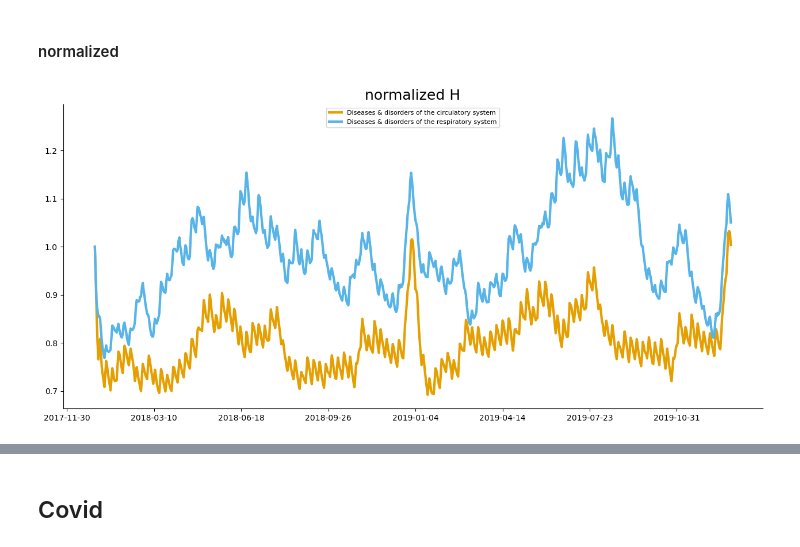
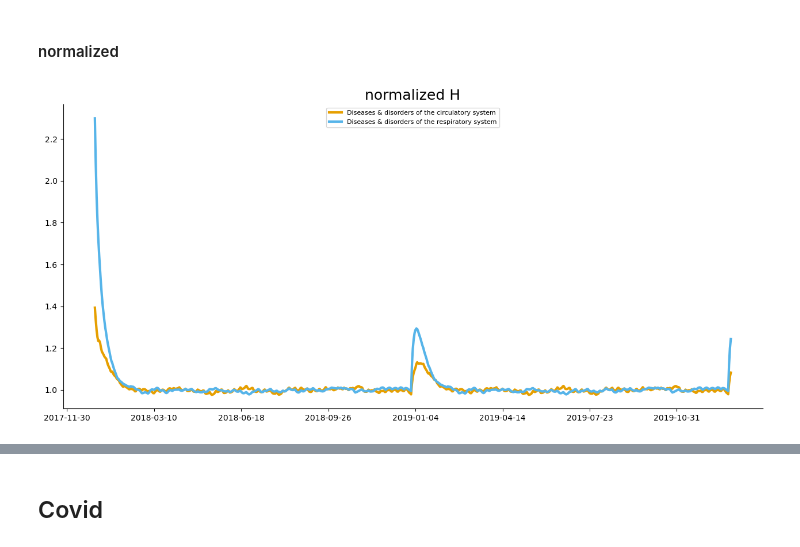
Before and after one commit to woldmuyn/COVID19-Model, a Jupyter notebook: notebooks/scratch/woldmuyn_postponed_healthcare_Queue.ipynb, the cells around one changed output, grey strips where cells are left out. Saved outputs shown, nothing was run; the diff lists cells and outputs as text; code cells hidden in the pictures.

Commit message:
hospital admission = baseline/hospital stay length

```diff
--- a/notebooks/scratch/woldmuyn_postponed_healthcare_Queue.ipynb
+++ b/notebooks/scratch/woldmuyn_postponed_healthcare_Queue.ipynb
@@ -29,6 +30,7 @@ file_name = 'MZG_baseline.csv'
 types_dict = {'APR_MDC_key': str, 'week_number': int, 'day_number':int}
 hospitalization_baseline = pd.read_csv(os.path.join(abs_dir,rel_dir,file_name),index_col=[0,1,2,3],dtype=types_dict).squeeze()
 hospitalization_baseline = hospitalization_baseline.groupby(['APR_MDC_key','week_number','day_number']).median()
+#hospitalization_baseline = hospitalization_baseline.ewm(span=14).mean()
 
 file_name = 'MZG_Hospitalizations_per_day_before.csv'
 types_dict = {'APR_MDC_key': str}
@@ -54,11 +56,16 @@ with open(os.path.join(abs_dir,rel_dir,file_name), mode='r') as f:
     csv_reader = csv.reader(f, delimiter=',')
     for row in csv_reader:
         MDC_dict.update({row[0]:row[1]})
+MDC_dict.update({'covid':'covid'})
 
 MDC_keys = hospitalization_baseline.index.get_level_values(0).unique().values
 MDC_keys = np.append(MDC_keys,'covid')
-MDC_dict.update({'covid':'covid'})
 mean_residence_times['covid']=10
+
+covid_data, _ , _ , _ = get_sciensano_COVID19_data(update=False)
+new_index = pd.MultiIndex.from_product([pd.date_range('2016-01-01','2022-01-01'),covid_data.index.get_level_values('NIS').unique()])
+covid_data = covid_data.reindex(new_index,fill_value=0)
+df_covid_H_in = covid_data['H_in'].loc[:,40000]
 # %% [markdown]
 # Define model and functions
 # %%
@@ -98,7 +105,7 @@ class postponed_healthcare_model(ODEModel):
 
         return dW, dH, dR, dNR, dX
 # %%
-def daily_hospitalizations_func(t, states, param,MDC):
+def old_daily_hospitalizations_func(t, states, param,MDC):
 
     t_string = t.strftime('%Y-%m-%d')
     #if t_string in covid_hospitalizations_per_day.index.get_level_values(0).values:
@@ -121,6 +128,20 @@ def daily_hospitalizations_func(t, states, param,MDC):
         daily_hospitalizations = hospitalizations_per_day_covid.loc[(MDC[np.where(MDC!='covid')],t_string)].values
     daily_hospitalizations = np.insert(daily_hospitalizations,np.where(MDC=='covid')[0],covid_H)
     return daily_hospitalizations
+# %%
+def daily_hospitalizations_func(t, states, param,MDC,f_UZG):
+    covid_idx = int(np.where(MDC=='covid')[0])
+    MDC_without_covid = np.delete(MDC,covid_idx)
+
+    t_string = t.strftime('%Y-%m-%d')
+    week = t.isocalendar().week
+    day = t.isocalendar().weekday
+
+    A = (hospitalization_baseline.loc[(MDC_without_covid,week,day)]/mean_residence_times.loc[MDC_without_covid]).values
+    covid_H_in = df_covid_H_in.loc[t_string]*f_UZG
+    A = np.insert(A,covid_idx,covid_H_in)
+
+    return A
 # %%
 def hypothetical_covid_peak(t, states, param,MDC,start_peak,end_peak,peak_amplitude):
     l_days = end_peak-start_peak
@@ -356,7 +377,7 @@ MDC = hospitalizations_per_day_before.index.get_level_values('APR_MDC_key').uniq
 MDC = np.append(MDC,'covid')
 
 # Define model parameters, initial states and coordinates
-beta = np.ones(len(MDC))*0.5
+beta = np.ones(len(MDC))*0.1
 gamma = mean_residence_times.loc[MDC].values
 epsilon = np.ones(len(MDC))*0.01
 sigma = np.ones(len(MDC))
@@ -366,7 +387,7 @@ X_tot = 1049
 
 A = hospitalizations_per_day_before.loc[(MDC,start_date.strftime('%Y-%m-%d'))].values
 A = np.append(A,0)
-params={'A':A,'X_tot':X_tot,'beta':beta, 'gamma':gamma, 'epsilon':epsilon, 'sigma':sigma,'MDC':MDC}
+params={'A':A,'X_tot':X_tot,'beta':beta, 'gamma':gamma, 'epsilon':epsilon, 'sigma':sigma,'MDC':MDC,'f_UZG':0.5}
 
 H_init = hospitalization_baseline.loc[MDC,start_date.isocalendar().week,start_date.isocalendar().weekday].values
 H_init = np.insert(H_init,np.where(MDC=='covid')[0],0)
@@ -489,31 +510,31 @@ plt.show()
 # %%
 fix,ax=plt.subplots()
 
 for disease in MDC_plot_classes:
     if disease=='04':
         out_plot = out.sel(MDC=disease)['H']+out.sel(MDC='covid')['H'].values
     else:
         out_plot = out.sel(MDC=disease)['H'].copy().values
 
     for idx, t in enumerate(time):
         week=t.isocalendar().week
         day=t.isocalendar().weekday
         out_plot[idx] = out_plot[idx]/hospitalization_baseline.loc[disease,week,day]
-    out_plot = pd.DataFrame(out_plot).ewm(span=14).mean()
+    out_plot = pd.DataFrame(out_plot).ewm(7).mean()
     ax.plot(time,out_plot, label=MDC_dict[disease])
     ax.set_title('normalized H')
     ax.xaxis.set_major_locator(plt.MaxNLocator(10))
     ax.grid(False)
     ax.tick_params(axis='both', which='major', labelsize=10)
     ax.tick_params(axis='both', which='minor', labelsize=8)
 
 plt.legend(fontsize=8,loc='upper center')
 plt.subplots_adjust(left=0.1,
                     bottom=0.1,
                     right=2,
                     top=1.2,
                     wspace=0.5,
                     hspace=0.5)
 plt.show()
 # %% [output]
-[figure, old version]
+[figure, new version]
```
Also changed, not shown: parts of 14 cells of this notebook, 7 other files.
